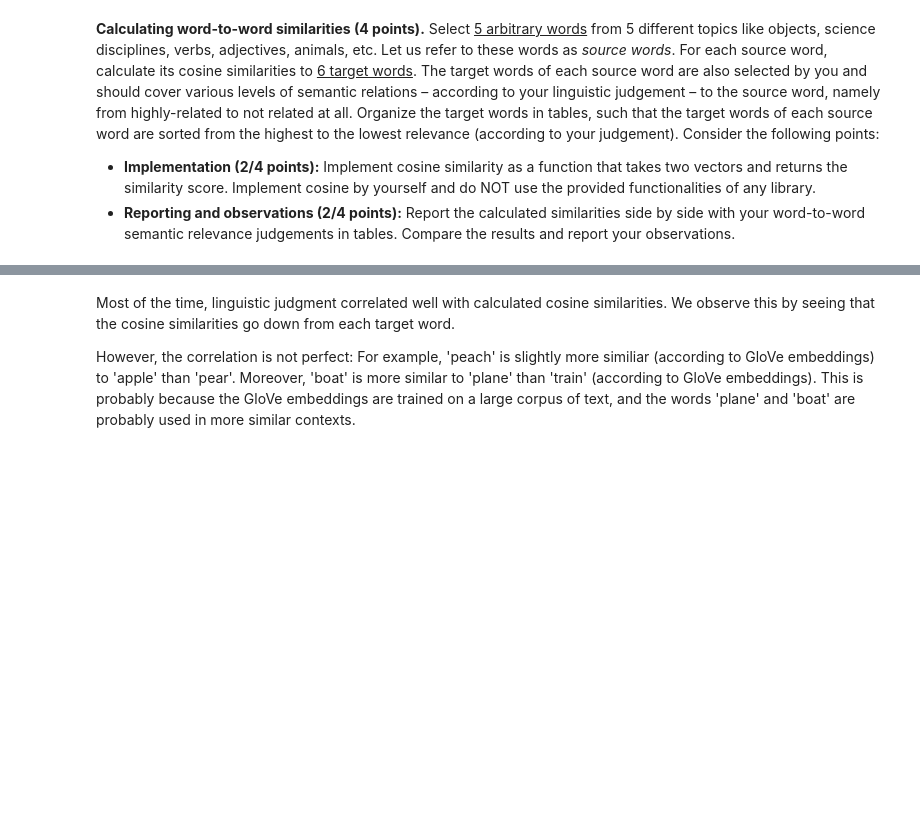
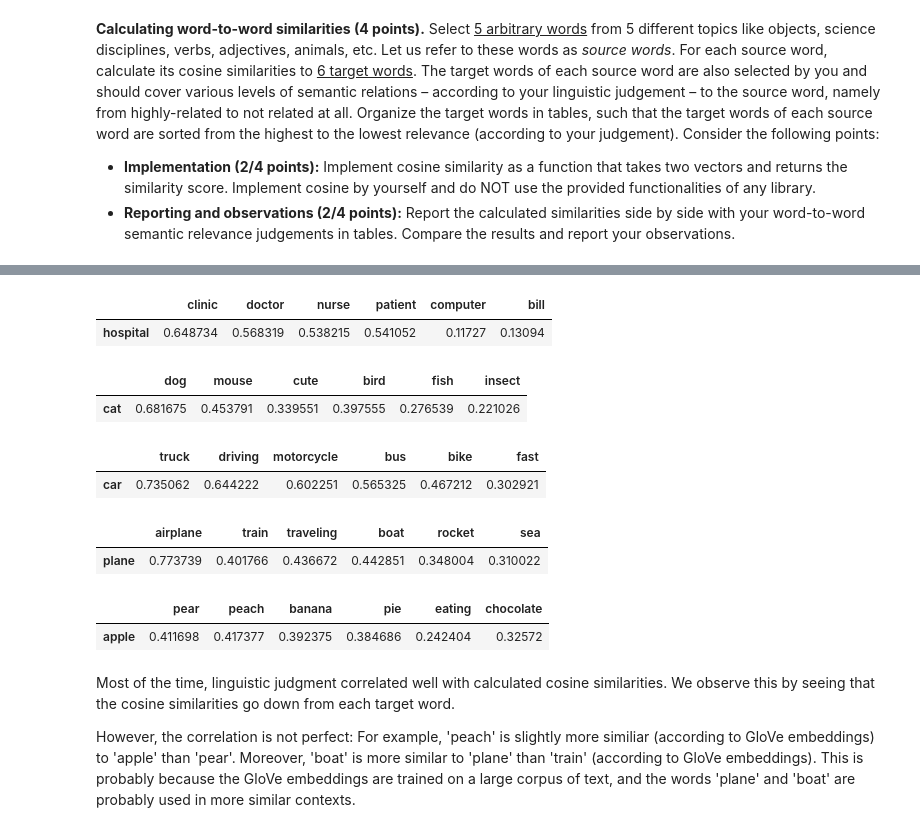
Before and after one commit to markus583/nlp-course-2022w, a Jupyter notebook: Assignment2.ipynb, the cells around one changed output, grey strips where cells are left out. Saved outputs shown, nothing was run; the diff lists cells and outputs as text; code cells hidden in the pictures; blank space fills up the shorter version.

```diff
--- a/Assignment2.ipynb
+++ b/Assignment2.ipynb
@@ -193,3 +221,28 @@ Similarity scores: {'pear': 0.41169775, 'peach': 0.41737673, 'banana': 0.392375,
+# %%
+pd.DataFrame(similarity_scores['hospital'], index=['hospital'])
+# %% [output]
+|  | clinic | doctor | nurse | patient | computer | bill |
+| hospital | 0.648734 | 0.568319 | 0.538215 | 0.541052 | 0.11727 | 0.13094 |
+# %%
+pd.DataFrame(similarity_scores['cat'], index=['cat'])
+# %% [output]
+|  | dog | mouse | cute | bird | fish | insect |
+| cat | 0.681675 | 0.453791 | 0.339551 | 0.397555 | 0.276539 | 0.221026 |
+# %%
+pd.DataFrame(similarity_scores['car'], index=['car'])
+# %% [output]
+|  | truck | driving | motorcycle | bus | bike | fast |
+| car | 0.735062 | 0.644222 | 0.602251 | 0.565325 | 0.467212 | 0.302921 |
+# %%
+pd.DataFrame(similarity_scores['plane'], index=['plane'])
+# %% [output]
+|  | airplane | train | traveling | boat | rocket | sea |
+| plane | 0.773739 | 0.401766 | 0.436672 | 0.442851 | 0.348004 | 0.310022 |
+# %%
+pd.DataFrame(similarity_scores['apple'], index=['apple'])
+# %% [output]
+|  | pear | peach | banana | pie | eating | chocolate |
+| apple | 0.411698 | 0.417377 | 0.392375 | 0.384686 | 0.242404 | 0.32572 |
 # %% [markdown]
 Most of the time, linguistic judgment correlated well with calculated cosine similarities. We observe this by seeing that the cosine similarities go down from each target word.
 
```
Also changed, not shown: parts of 21 cells of this notebook.
